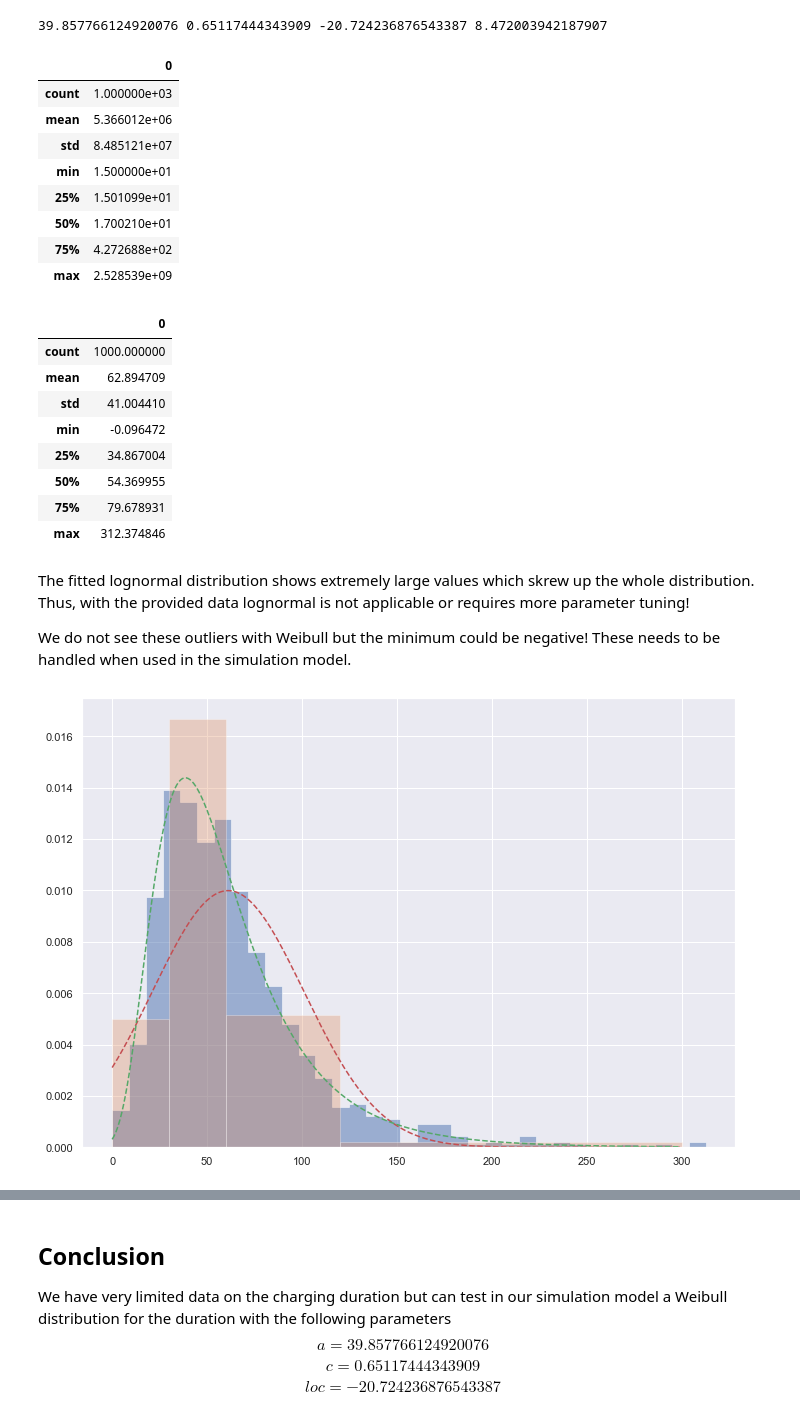
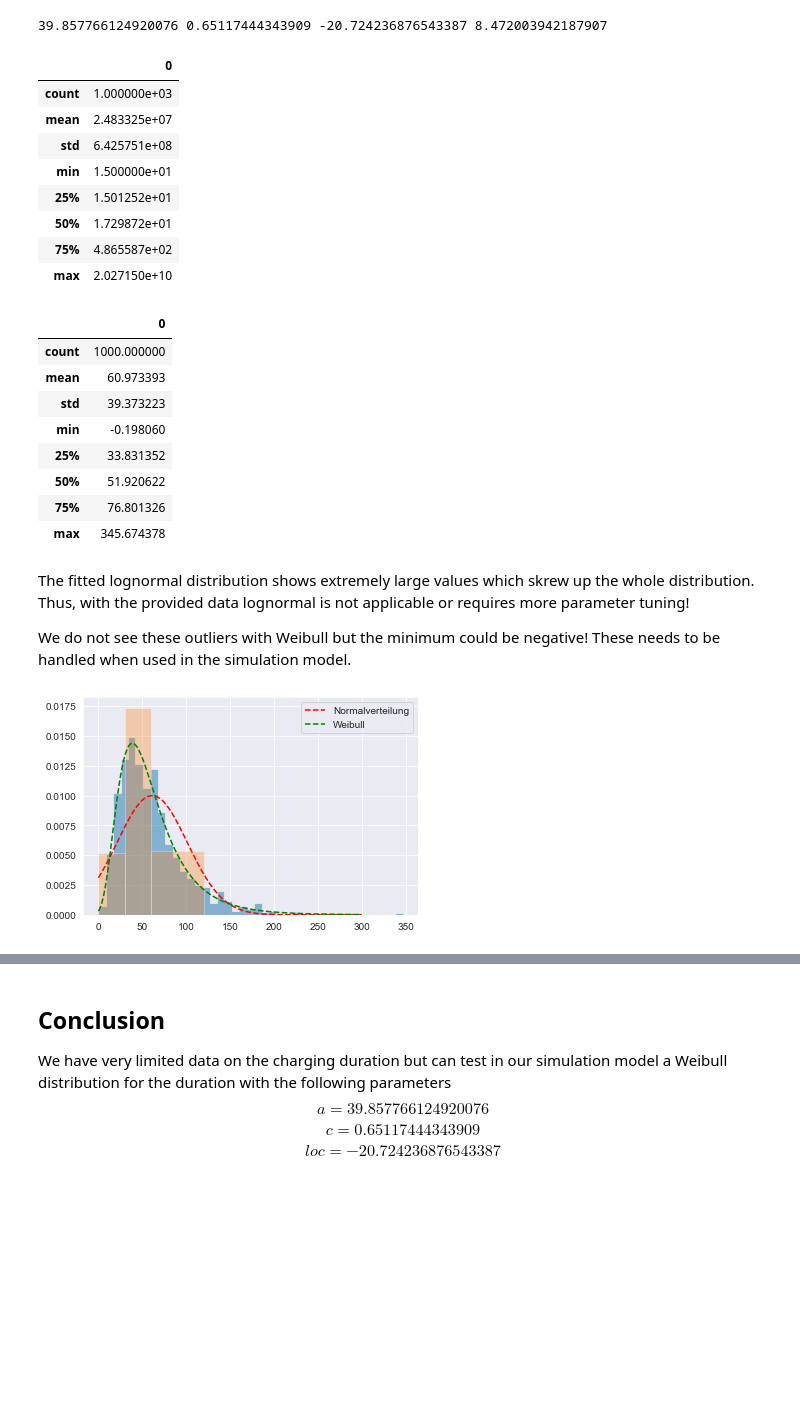
Before and after one commit to Jones133D/BA_EV-Ladeverhalten, a Jupyter notebook: Distribution4Charging_Duration.ipynb, the cells around one changed output, grey strips where cells are left out. Drawn from its saved outputs; the diff is of its cells as text; code cells hidden in the pictures; blank space fills up the shorter version.

```diff
--- a/Distribution4Charging_Duration.ipynb
+++ b/Distribution4Charging_Duration.ipynb
@@ -40,3 +50,22 @@ plt.show()
+# %%
+# 100 sample values following the distribution above
+parking_duration_sample=[ \
+    15, 15, 15, 15, 15, 15, 15, 15, 15, 15, \
+    15, 15, 15, 15, 45, 45, 45, 45, 45, 45, \
+    45, 45, 45, 45, 45, 45, 45, 45, 45, 45, \
+    45, 45, 45, 45, 45, 45, 45, 45, 45, 45, \
+    45, 45, 45, 45, 45, 45, 45, 45, 45, 45, \
+    45, 45, 45, 45, 45, 45, 45, 45, 45, 45, \
+    45, 45, 45, 45, 45, 45, 45, 45, 45, 45, \
+    45, 45, 45, 45, 45, 45, 45, 45, 90, 90, \
+    90, 90, 90, 90, 90, 90, 90, 90, 90, 90, \
+    90, 90, 90, 90, 90, 90, 90, 90, 90, 90, \
+        ]
+
+%matplotlib qt5
+plt.hist(parking_duration_sample, bins = [0, 30, 60, 120], alpha=0.5)
+# plt.hist(parking_duration_sample, alpha=0.5)
+plt.show()
 # %% [markdown]
 With SciPy we can fit our sample data against various distributions. We will test 3 different distributions in the following:
 - Normal distribution (only for testing because we can see already from the histogram that our data is right skewed)
@@ -73,13 +103,13 @@ df2.describe()
 # %% [output]
 |  | 0 |
 | count | 1.000000e+03 |
-| mean | 5.366012e+06 |
-| std | 8.485121e+07 |
+| mean | 2.483325e+07 |
+| std | 6.425751e+08 |
 | min | 1.500000e+01 |
-| 25% | 1.501099e+01 |
-| 50% | 1.700210e+01 |
-| 75% | 4.272688e+02 |
-| max | 2.528539e+09 |
+| 25% | 1.501252e+01 |
+| 50% | 1.729872e+01 |
+| 75% | 4.865587e+02 |
+| max | 2.027150e+10 |
 # %%
 r3= stats.exponweib.rvs(a_out, Kappa_out, loc=loc_out, scale=Lambda_out, size=1000)
 df3 = pd.DataFrame(r3)
@@ -87,28 +117,29 @@ df3.describe()
 # %% [output]
 |  | 0 |
 | count | 1000.000000 |
-| mean | 62.894709 |
-| std | 41.004410 |
-| min | -0.096472 |
-| 25% | 34.867004 |
-| 50% | 54.369955 |
-| 75% | 79.678931 |
-| max | 312.374846 |
+| mean | 60.973393 |
+| std | 39.373223 |
+| min | -0.198060 |
+| 25% | 33.831352 |
+| 50% | 51.920622 |
+| 75% | 76.801326 |
+| max | 345.674378 |
 # %% [markdown]
 The fitted lognormal distribution shows extremely large values which skrew up the whole distribution. Thus, with the provided data lognormal is not applicable or requires more parameter tuning!
 
 We do not see these outliers with Weibull but the minimum could be negative! These needs to be handled when used in the simulation model.
 # %%
 # Plotting
-plt.plot(bins, y, 'r--')
-#plt.plot(bins, y2, 'b.')
-plt.plot(bins, y3, 'g--')
+plt.plot(bins, y, 'r--', label='Normalverteilung')
+# plt.plot(bins, y2, 'b.')
+plt.plot(bins, y3, 'g--', label='Weibull')
 plt.hist(r3,density=True, bins='auto', histtype='stepfilled', alpha=0.5)
-plt.hist(parking_duration_sample, bins = [0, 30, 60, 120, 300], density=True, alpha=0.3)
+plt.hist(parking_duration_sample, bins = [0, 30, 60, 120], density=True, alpha=0.3)
 
+plt.legend()
 plt.show()
 # %% [output]
-[figure, old version]
+[figure, new version]
 # %%
 # CDF plotting
 plt.plot(bins, stats.norm.cdf(bins, mu, sigma), label='Norm')
```
Also changed, not shown: parts of 13 cells of this notebook, 8 other files.
